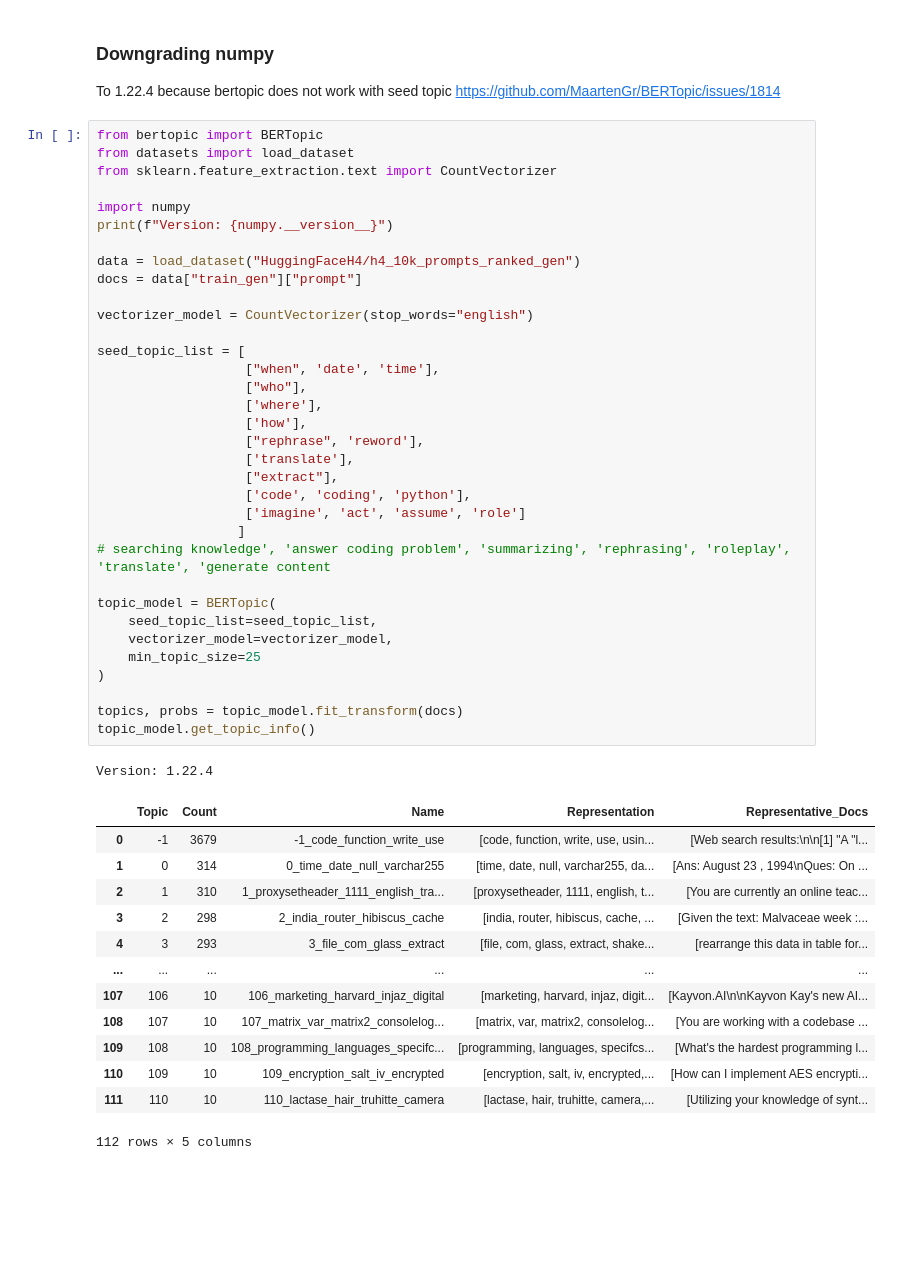
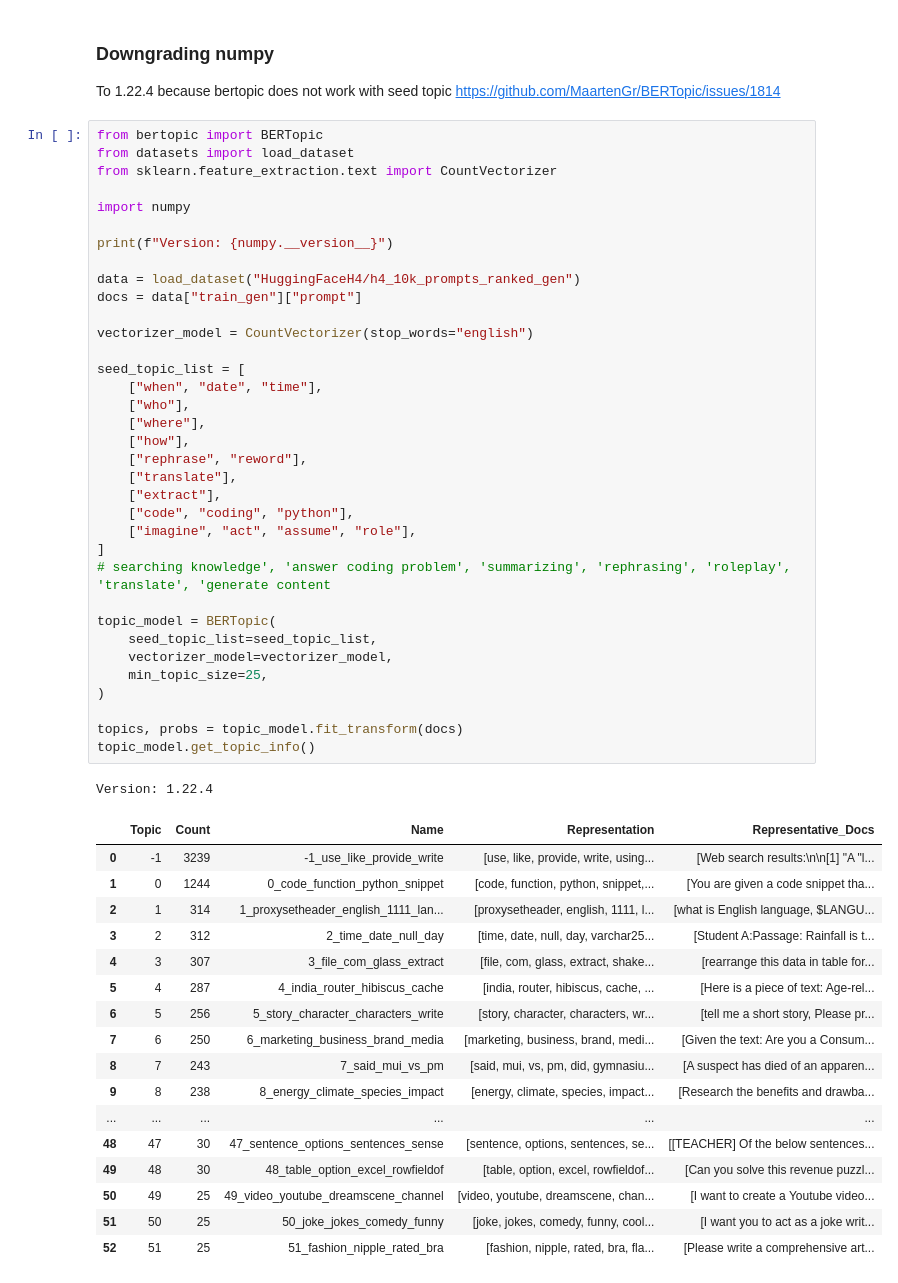
Before and after one commit to andiwinata/ai-sandbox, a Jupyter notebook: src/sandbox.ipynb, the cells around one changed output. Drawn from its saved outputs; the diff is of its cells as text; blank space fills up the shorter version.

Commit message:
formatter using black, update readme, add seeded topic

```diff
--- a/src/sandbox.ipynb
+++ b/src/sandbox.ipynb
@@ -46,52 +54,57 @@ https://github.com/MaartenGr/BERTopic/issues/1814
 # %%
 from bertopic import BERTopic
 from datasets import load_dataset
 from sklearn.feature_extraction.text import CountVectorizer
 
 import numpy
+
 print(f"Version: {numpy.__version__}")
 
 data = load_dataset("HuggingFaceH4/h4_10k_prompts_ranked_gen")
 docs = data["train_gen"]["prompt"]
 
 vectorizer_model = CountVectorizer(stop_words="english")
 
 seed_topic_list = [
-                   ["when", 'date', 'time'],
-                   ["who"],
-                   ['where'],
-                   ['how'],
-                   ["rephrase", 'reword'],
-                   ['translate'],
-                   ["extract"],
-                   ['code', 'coding', 'python'],
-                   ['imagine', 'act', 'assume', 'role']
-                  ]
+    ["when", "date", "time"],
+    ["who"],
+    ["where"],
+    ["how"],
+    ["rephrase", "reword"],
+    ["translate"],
+    ["extract"],
+    ["code", "coding", "python"],
+    ["imagine", "act", "assume", "role"],
+]
 # searching knowledge', 'answer coding problem', 'summarizing', 'rephrasing', 'roleplay', 'translate', 'generate content
 
 topic_model = BERTopic(
     seed_topic_list=seed_topic_list,
     vectorizer_model=vectorizer_model,
-    min_topic_size=25
+    min_topic_size=25,
 )
 
 topics, probs = topic_model.fit_transform(docs)
 topic_model.get_topic_info()
 # %% [output]
 Version: 1.22.4
 |  | Topic | Count | Name | Representation | Representative_Docs |
-| 0 | -1 | 3679 | -1_code_function_write_use | [code, function, write, use, usin... | [Web search results:\n\n[1] "A "l... |
-| 1 | 0 | 314 | 0_time_date_null_varchar255 | [time, date, null, varchar255, da... | [Ans: August 23 , 1994\nQues: On ... |
-| 2 | 1 | 310 | 1_proxysetheader_1111_english_tra... | [proxysetheader, 1111, english, t... | [You are currently an online teac... |
-| 3 | 2 | 298 | 2_india_router_hibiscus_cache | [india, router, hibiscus, cache, ... | [Given the text: Malvaceae week :... |
-| 4 | 3 | 293 | 3_file_com_glass_extract | [file, com, glass, extract, shake... | [rearrange this data in table for... |
+| 0 | -1 | 3239 | -1_use_like_provide_write | [use, like, provide, write, using... | [Web search results:\n\n[1] "A "l... |
+| 1 | 0 | 1244 | 0_code_function_python_snippet | [code, function, python, snippet,... | [You are given a code snippet tha... |
+| 2 | 1 | 314 | 1_proxysetheader_english_1111_lan... | [proxysetheader, english, 1111, l... | [what is English language, $LANGU... |
+| 3 | 2 | 312 | 2_time_date_null_day | [time, date, null, day, varchar25... | [Student A:Passage: Rainfall is t... |
+| 4 | 3 | 307 | 3_file_com_glass_extract | [file, com, glass, extract, shake... | [rearrange this data in table for... |
+| 5 | 4 | 287 | 4_india_router_hibiscus_cache | [india, router, hibiscus, cache, ... | [Here is a piece of text: Age-rel... |
+| 6 | 5 | 256 | 5_story_character_characters_write | [story, character, characters, wr... | [tell me a short story, Please pr... |
+| 7 | 6 | 250 | 6_marketing_business_brand_media | [marketing, business, brand, medi... | [Given the text: Are you a Consum... |
+| 8 | 7 | 243 | 7_said_mui_vs_pm | [said, mui, vs, pm, did, gymnasiu... | [A suspect has died of an apparen... |
+| 9 | 8 | 238 | 8_energy_climate_species_impact | [energy, climate, species, impact... | [Research the benefits and drawba... |
 | ... | ... | ... | ... | ... | ... |
-| 107 | 106 | 10 | 106_marketing_harvard_injaz_digital | [marketing, harvard, injaz, digit... | [Kayvon.AI\n\nKayvon Kay's new AI... |
-| 108 | 107 | 10 | 107_matrix_var_matrix2_consolelog... | [matrix, var, matrix2, consolelog... | [You are working with a codebase ... |
-| 109 | 108 | 10 | 108_programming_languages_specifc... | [programming, languages, specifcs... | [What's the hardest programming l... |
-| 110 | 109 | 10 | 109_encryption_salt_iv_encrypted | [encryption, salt, iv, encrypted,... | [How can I implement AES encrypti... |
-| 111 | 110 | 10 | 110_lactase_hair_truhitte_camera | [lactase, hair, truhitte, camera,... | [Utilizing your knowledge of synt... |
+| 48 | 47 | 30 | 47_sentence_options_sentences_sense | [sentence, options, sentences, se... | [[TEACHER] Of the below sentences... |
+| 49 | 48 | 30 | 48_table_option_excel_rowfieldof | [table, option, excel, rowfieldof... | [Can you solve this revenue puzzl... |
+| 50 | 49 | 25 | 49_video_youtube_dreamscene_channel | [video, youtube, dreamscene, chan... | [I want to create a Youtube video... |
+| 51 | 50 | 25 | 50_joke_jokes_comedy_funny | [joke, jokes, comedy, funny, cool... | [I want you to act as a joke writ... |
+| 52 | 51 | 25 | 51_fashion_nipple_rated_bra | [fashion, nipple, rated, bra, fla... | [Please write a comprehensive art... |
-112 rows × 5 columns
 # %%
 topic_model.get_topic_info()[:10]
 # %% [output]
```
Also changed, not shown: parts of 3 cells of this notebook, 2 other files.
